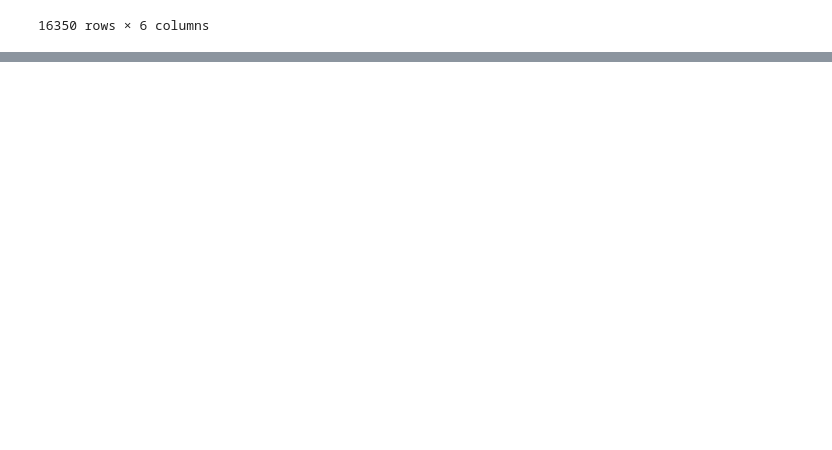
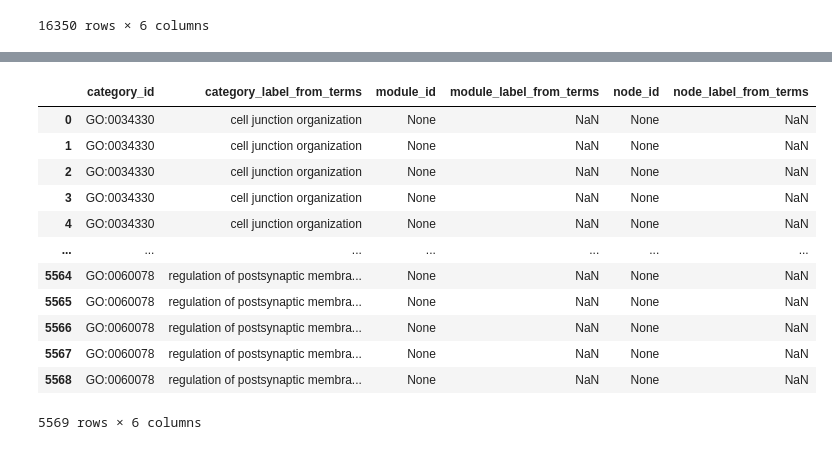
Before and after one commit to pantherdb/bpmodules-site, a Jupyter notebook: loader/playground.ipynb, the cells around one changed output, grey strips where cells are left out. Drawn from its saved outputs; the diff is of its cells as text; code cells hidden in the pictures; blank space fills up the shorter version.

```diff
--- a/loader/playground.ipynb
+++ b/loader/playground.ipynb
@@ -247,0 +187,62 @@ final_df
+# %%
+import pandas as pd
+
+# Example code, adjust according to your actual JSON structure
+flattened_data = []
+
+# Iterate through each entry in the DataFrame
+for entry in ibd_modules_df.itertuples(index=False):
+    for category in getattr(entry, 'categories', []):
+        # Safely access category ID and label
+        category_id = category.get('id') if isinstance(category, dict) else None
+        category_label = category.get('label') if isinstance(category, dict) else None
+
+        for module in category.get('modules', []):
+            # Safely access module ID and label
+            module_id = module.get('id') if isinstance(module, dict) else None
+            module_label = module.get('label') if isinstance(module, dict) else None
+
+            for node in module.get('nodes', []):
+                # Safely access node ID and label
+                node_id = node.get('id') if isinstance(node, dict) else None
+                node_label = node.get('label') if isinstance(node, dict) else None
+
+                # Append the flattened data
+                flattened_data.append({
+                    'category_id': category_id,
+                    'category_label': category_label,
+                    'module_id': module_id,
+                    'module_label': module_label,
+                    'node_id': node_id,
+                    'node_label': node_label
+                })
+
+# Convert to DataFrame
+flat_df = pd.DataFrame(flattened_data)
+
+# Now merge with terms_df to get labels for IDs
+merged_df = flat_df.merge(terms_df, left_on='category_id', right_on='id', how='left')
+merged_df = merged_df.rename(columns={'label': 'category_label_from_terms'})
+merged_df = merged_df.merge(terms_df, left_on='module_id', right_on='id', how='left')
+merged_df = merged_df.rename(columns={'label': 'module_label_from_terms'})
+merged_df = merged_df.merge(terms_df, left_on='node_id', right_on='id', how='left')
+merged_df = merged_df.rename(columns={'label': 'node_label_from_terms'})
+
+# Final DataFrame with labels from terms_df
+final_df = merged_df[['category_id', 'category_label_from_terms', 'module_id', 'module_label_from_terms', 'node_id', 'node_label_from_terms']]
+
+final_df
+# %% [output]
+|  | category_id | category_label_from_terms | module_id | module_label_from_terms | node_id | node_label_from_terms |
+| 0 | GO:0034330 | cell junction organization | None | NaN | None | NaN |
+| 1 | GO:0034330 | cell junction organization | None | NaN | None | NaN |
+| 2 | GO:0034330 | cell junction organization | None | NaN | None | NaN |
+| 3 | GO:0034330 | cell junction organization | None | NaN | None | NaN |
+| 4 | GO:0034330 | cell junction organization | None | NaN | None | NaN |
+| ... | ... | ... | ... | ... | ... | ... |
+| 5564 | GO:0060078 | regulation of postsynaptic membra... | None | NaN | None | NaN |
+| 5565 | GO:0060078 | regulation of postsynaptic membra... | None | NaN | None | NaN |
+| 5566 | GO:0060078 | regulation of postsynaptic membra... | None | NaN | None | NaN |
+| 5567 | GO:0060078 | regulation of postsynaptic membra... | None | NaN | None | NaN |
+| 5568 | GO:0060078 | regulation of postsynaptic membra... | None | NaN | None | NaN |
+5569 rows × 6 columns
```
Also changed, not shown: parts of 10 cells of this notebook.
